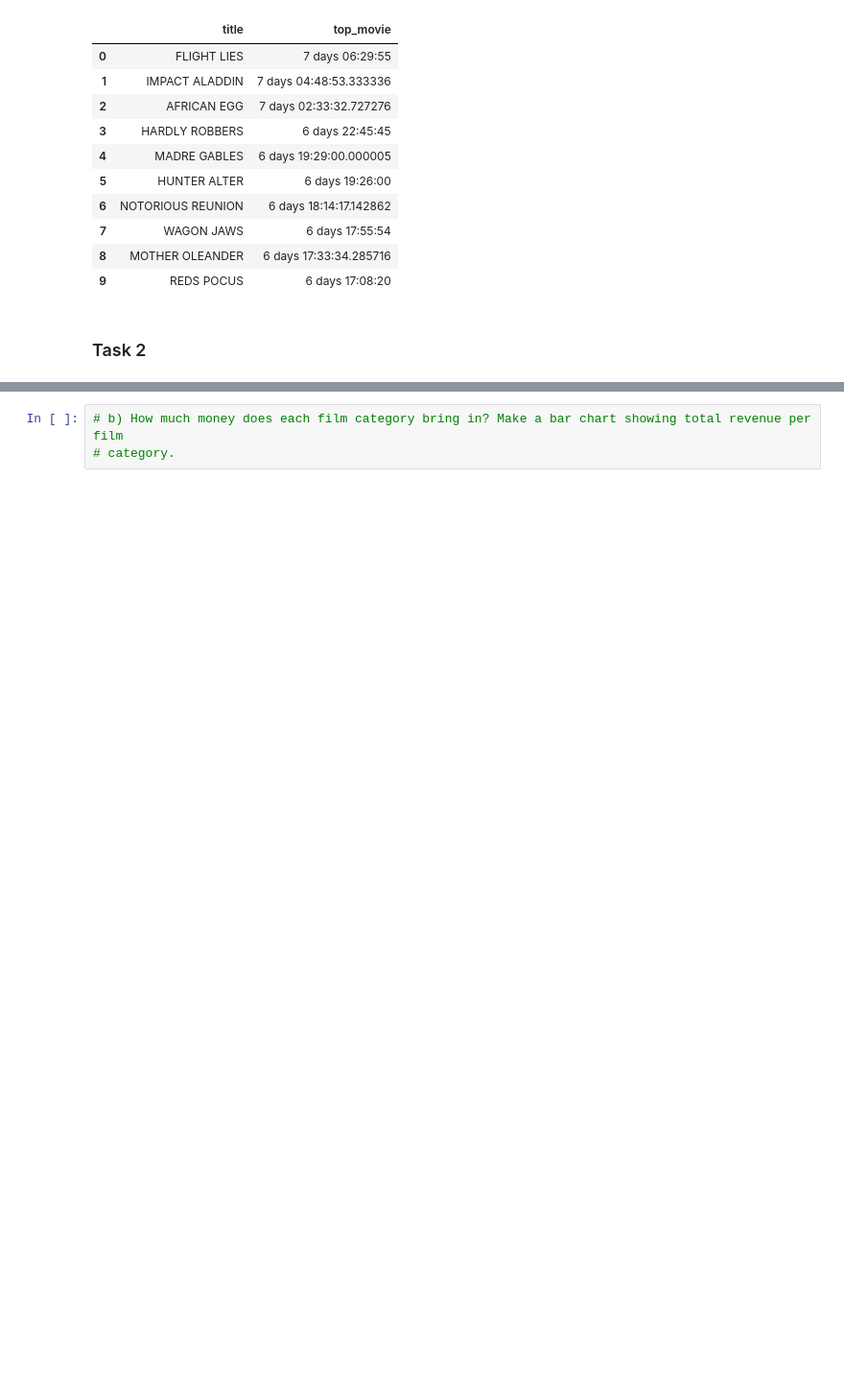
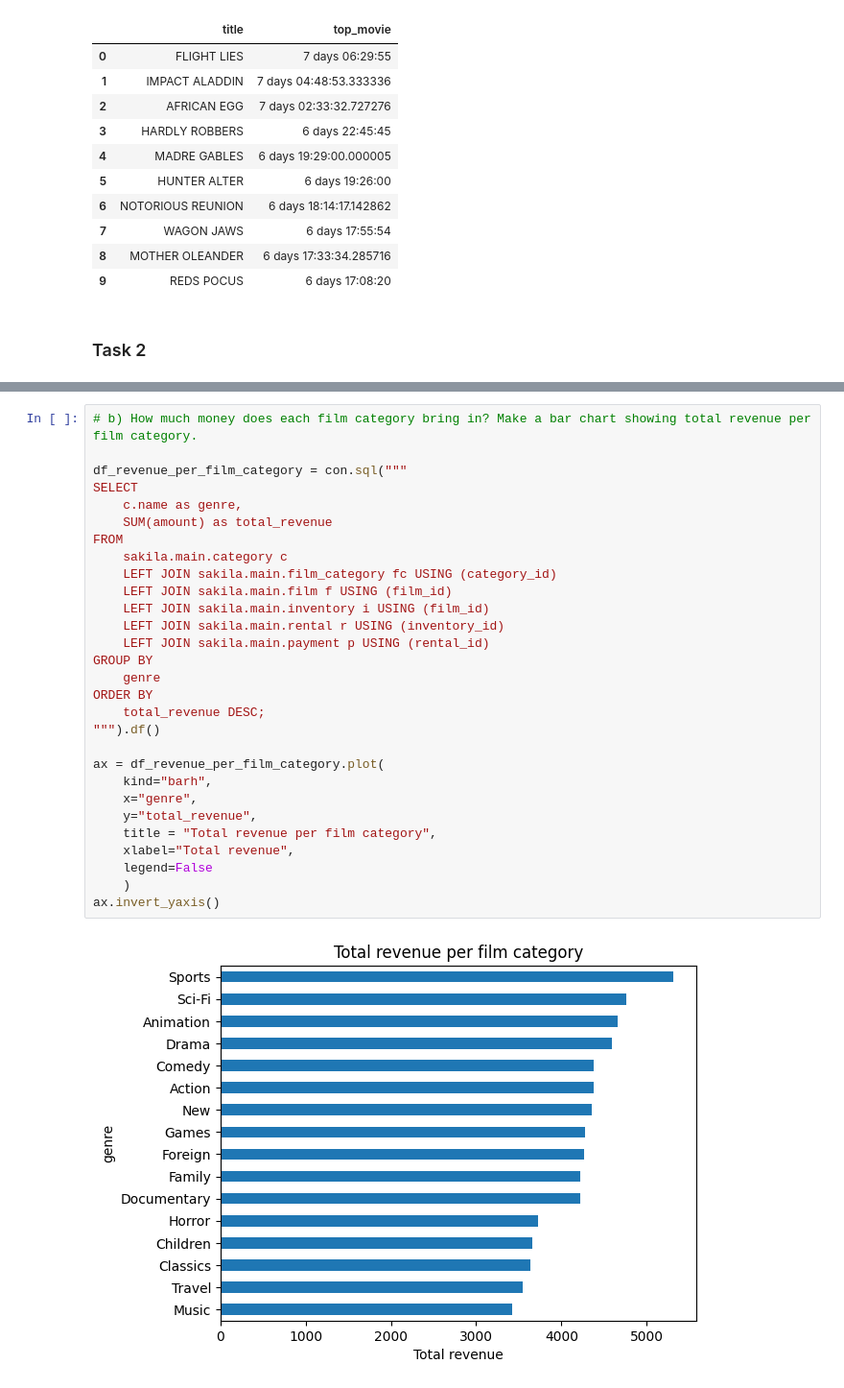
Before and after one commit to rickardgarnau-bit/SQL_course, a Jupyter notebook: Lab_1/Lab_1.ipynb, the cells around one changed output, grey strips where cells are left out. Shown at 96% size. Saved outputs shown, nothing was run; the diff lists cells and outputs as text; blank space fills up the shorter version.

```diff
--- a/Lab_1/Lab_1.ipynb
+++ b/Lab_1/Lab_1.ipynb
@@ -310,3 +341,31 @@ df_longest_rent
 # %%
-# b) How much money does each film category bring in? Make a bar chart showing total revenue per film
-# category.
+# b) How much money does each film category bring in? Make a bar chart showing total revenue per film category.
+
+df_revenue_per_film_category = con.sql("""
+SELECT
+    c.name as genre,
+    SUM(amount) as total_revenue
+FROM
+    sakila.main.category c
+    LEFT JOIN sakila.main.film_category fc USING (category_id)
+    LEFT JOIN sakila.main.film f USING (film_id)
+    LEFT JOIN sakila.main.inventory i USING (film_id)
+    LEFT JOIN sakila.main.rental r USING (inventory_id)
+    LEFT JOIN sakila.main.payment p USING (rental_id)
+GROUP BY
+    genre
+ORDER BY
+    total_revenue DESC;
+""").df()
+
+ax = df_revenue_per_film_category.plot(
+    kind="barh",
+    x="genre",
+    y="total_revenue",
+    title = "Total revenue per film category",
+    xlabel="Total revenue",
+    legend=False
+    )
+ax.invert_yaxis()
+# %% [output]
+[figure, added]
```
Also changed, not shown: parts of 4 cells of this notebook, 14 other files.
